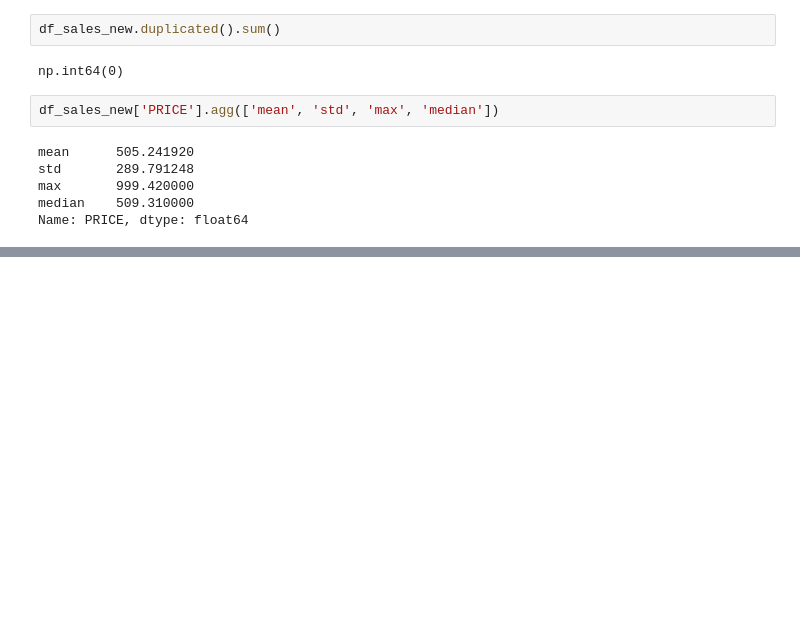
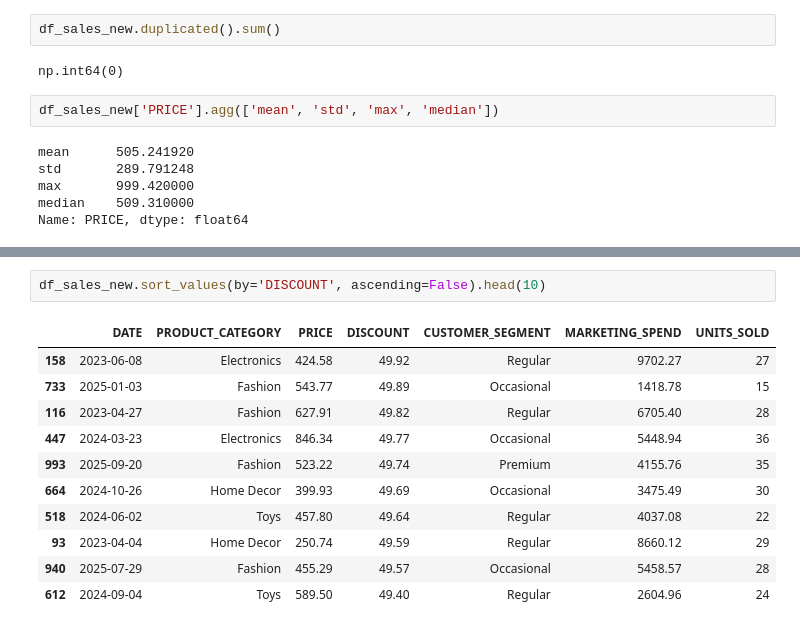
Before and after one commit to 2000bera/Finance_Pandas_Analysis, a Jupyter notebook: Notebook/sales.ipynb, the cells around one changed output, grey strips where cells are left out. Saved outputs shown, nothing was run; the diff lists cells and outputs as text; blank space fills up the shorter version.

```diff
--- a/Notebook/sales.ipynb
+++ b/Notebook/sales.ipynb
@@ -81,0 +110,14 @@ Name: PRICE, dtype: float64
+# %%
+df_sales_new.sort_values(by='DISCOUNT', ascending=False).head(10)
+# %% [output]
+|  | DATE | PRODUCT_CATEGORY | PRICE | DISCOUNT | CUSTOMER_SEGMENT | MARKETING_SPEND | UNITS_SOLD |
+| 158 | 2023-06-08 | Electronics | 424.58 | 49.92 | Regular | 9702.27 | 27 |
+| 733 | 2025-01-03 | Fashion | 543.77 | 49.89 | Occasional | 1418.78 | 15 |
+| 116 | 2023-04-27 | Fashion | 627.91 | 49.82 | Regular | 6705.40 | 28 |
+| 447 | 2024-03-23 | Electronics | 846.34 | 49.77 | Occasional | 5448.94 | 36 |
+| 993 | 2025-09-20 | Fashion | 523.22 | 49.74 | Premium | 4155.76 | 35 |
+| 664 | 2024-10-26 | Home Decor | 399.93 | 49.69 | Occasional | 3475.49 | 30 |
+| 518 | 2024-06-02 | Toys | 457.80 | 49.64 | Regular | 4037.08 | 22 |
+| 93 | 2023-04-04 | Home Decor | 250.74 | 49.59 | Regular | 8660.12 | 29 |
+| 940 | 2025-07-29 | Fashion | 455.29 | 49.57 | Occasional | 5458.57 | 28 |
+| 612 | 2024-09-04 | Toys | 589.50 | 49.40 | Regular | 2604.96 | 24 |
```
Also changed, not shown: parts of 7 cells of this notebook.
